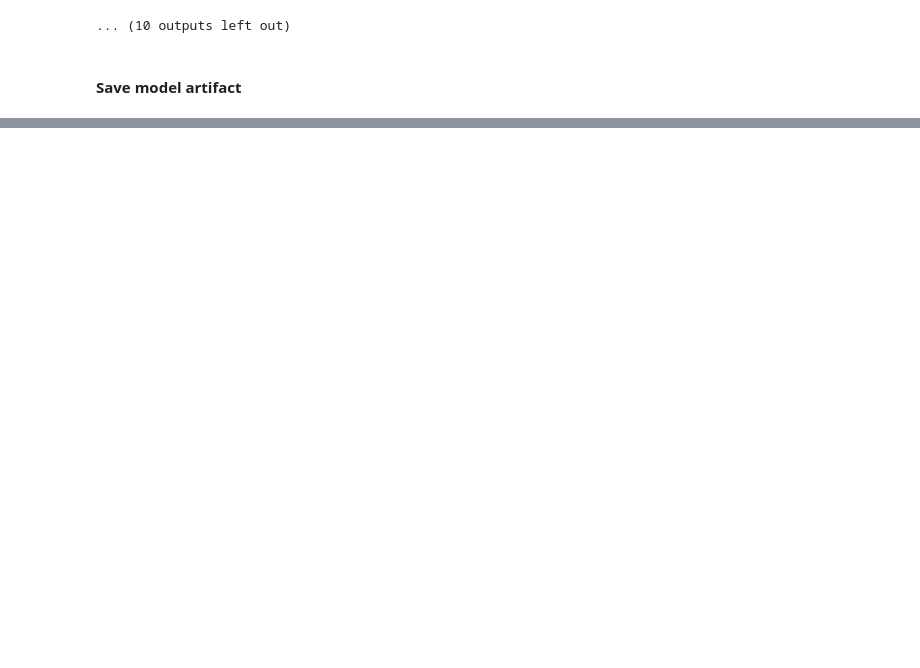
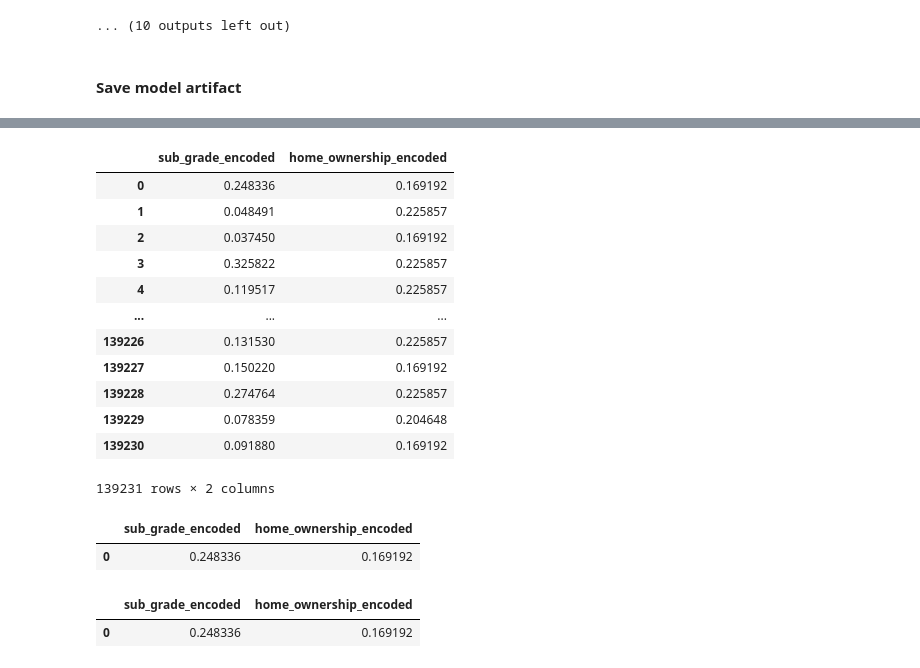
Before and after one commit to MykolaPinchuk/LoanDefault, a Jupyter notebook: loans_modeling7f.ipynb, the cells around one changed output, grey strips where cells are left out. Cells and saved outputs as stored; diff of their text form; code cells hidden in the pictures; blank space fills up the shorter version.

```diff
--- a/loans_modeling7f.ipynb
+++ b/loans_modeling7f.ipynb
@@ -589,0 +593,3 @@ X_train
+# %%
+with open('TEncoder.pickle', 'wb') as handle:
+    pickle.dump(encoder, handle, protocol=pickle.HIGHEST_PROTOCOL)
@@ -589,0 +623,26 @@ X_train
+# %%
+b.transform(test000)
+# %% [output]
+|  | sub_grade_encoded | home_ownership_encoded |
+| 0 | 0.248336 | 0.169192 |
+| 1 | 0.048491 | 0.225857 |
+| 2 | 0.037450 | 0.169192 |
+| 3 | 0.325822 | 0.225857 |
+| 4 | 0.119517 | 0.225857 |
+| ... | ... | ... |
+| 139226 | 0.131530 | 0.225857 |
+| 139227 | 0.150220 | 0.169192 |
+| 139228 | 0.274764 | 0.225857 |
+| 139229 | 0.078359 | 0.204648 |
+| 139230 | 0.091880 | 0.169192 |
+139231 rows × 2 columns
+# %%
+encoder.transform(pd.DataFrame(test000.iloc[0,:]).T)
+# %% [output]
+|  | sub_grade_encoded | home_ownership_encoded |
+| 0 | 0.248336 | 0.169192 |
+# %%
+b.transform(pd.DataFrame(test000.iloc[0,:]).T)
+# %% [output]
+|  | sub_grade_encoded | home_ownership_encoded |
+| 0 | 0.248336 | 0.169192 |
```
Also changed, not shown: parts of 17 cells of this notebook.
